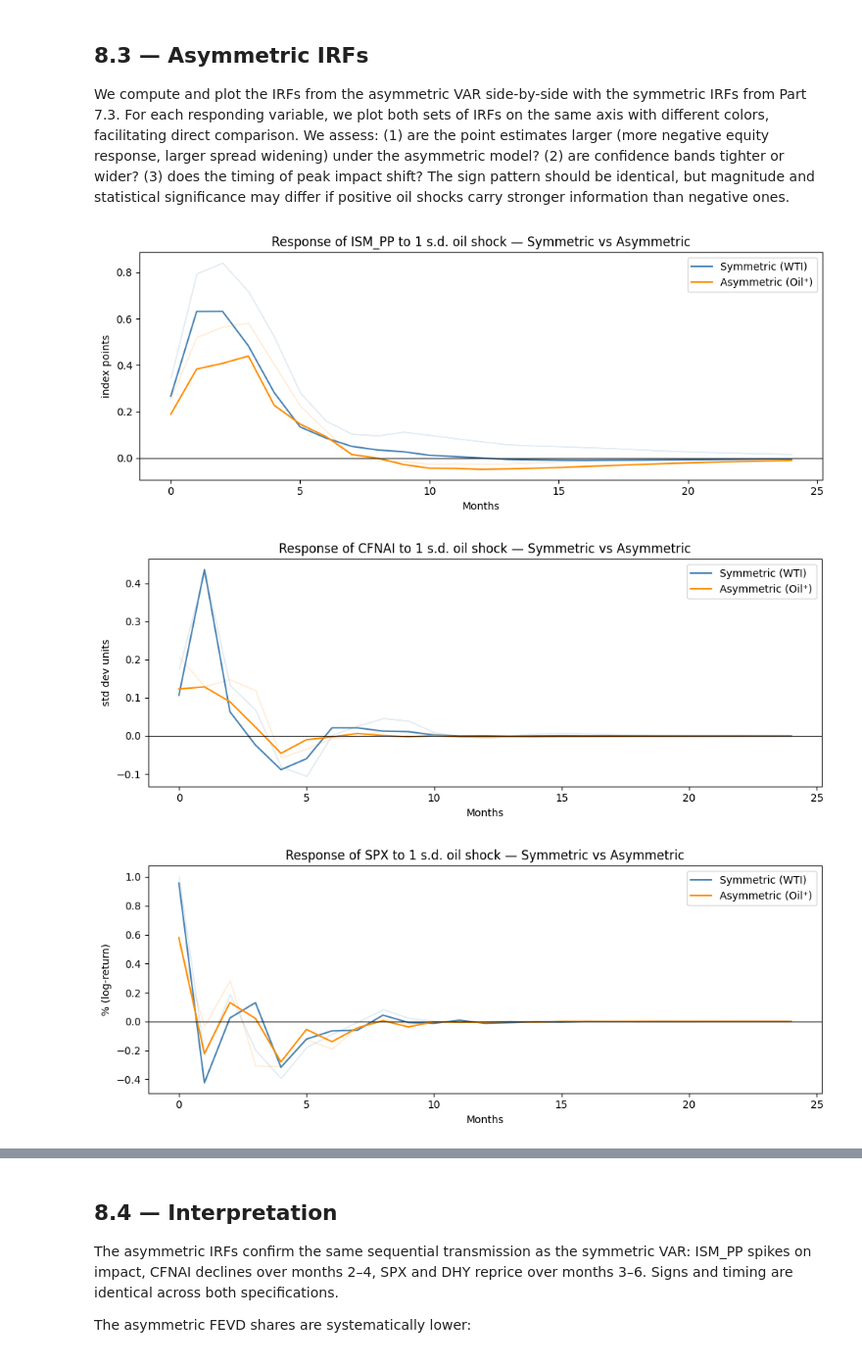
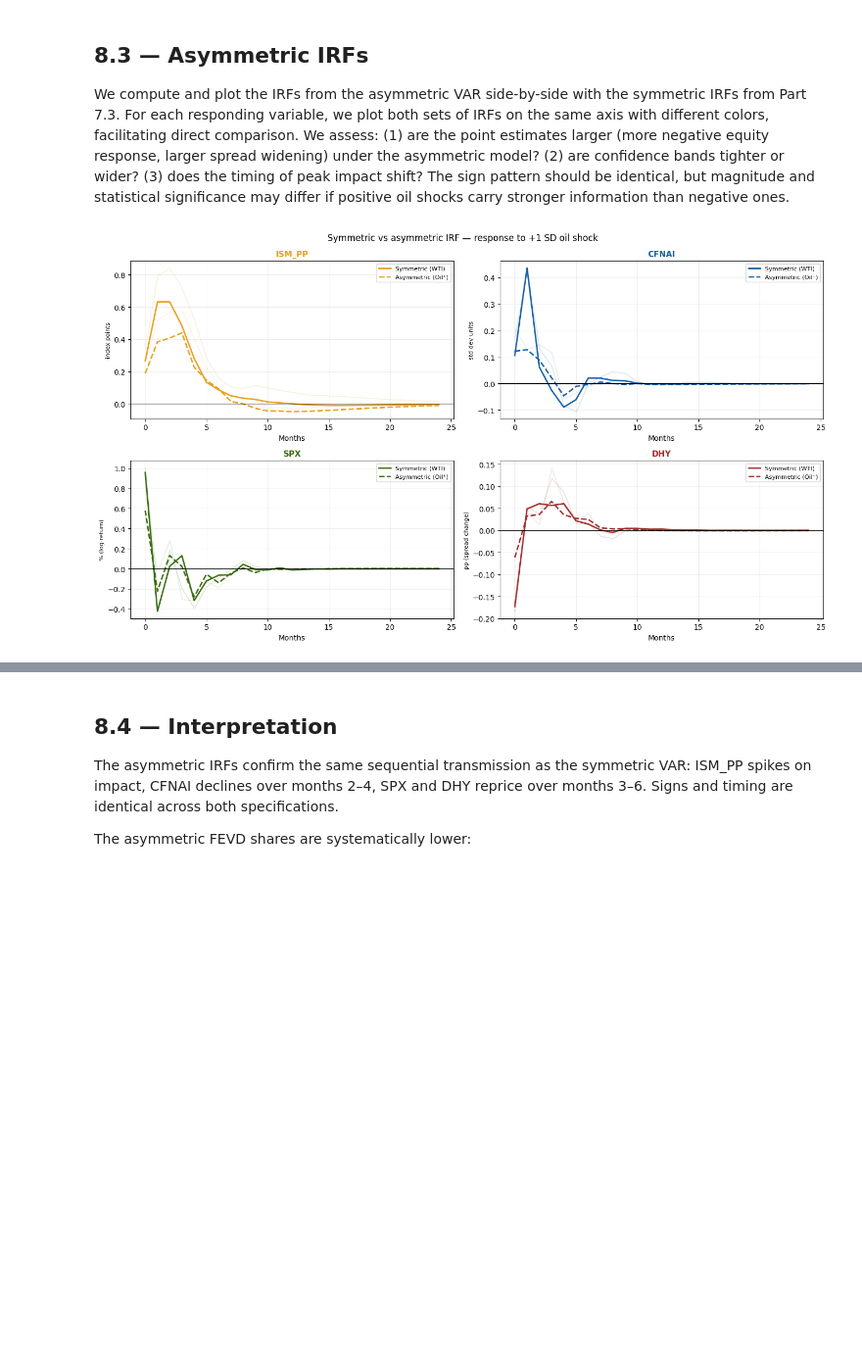
Before and after one commit to Altankaragulle/EMIF_Project_Oil, a Jupyter notebook: EMIF_Oil_Shock_Project.ipynb, the cells around one changed output, grey strips where cells are left out. Shown at 98% size. Drawn from its saved outputs; the diff is of its cells as text; code cells hidden in the pictures; blank space fills up the shorter version.

```diff
--- a/EMIF_Oil_Shock_Project.ipynb
+++ b/EMIF_Oil_Shock_Project.ipynb
@@ -38,6 +38,14 @@ import warnings
 warnings.filterwarnings("ignore")
 pd.set_option("display.float_format", lambda x: f"{x:.4f}")
 plt.rcParams["figure.figsize"] = (12, 5)
+
+VAR_COLORS = {
+    "WTI":    "#2C2C2A",   # dark gray  — oil shock
+    "ISM_PP": "#E8A020",   # amber      — Stage 1 cost pressure
+    "CFNAI":  "#185FA5",   # blue       — Stage 2 real activity
+    "SPX":    "#3B6D11",   # green      — Stage 3a equities
+    "DHY":    "#A32D2D",   # red        — Stage 3b credit
+}
 # %% [markdown]
 ---
 
@@ -998,7 +970,7 @@ print()
 # ACF of residuals
 fig, ax = plt.subplots(figsize=(10, 4))
 plot_acf(resid, lags=24, ax=ax, zero=False)
-ax.set_title(f"ACF of ARMA({p_star},{q_star}) residuals — WTI monthly returns")
+ax.set_title(f"ACF of ARMA({p_star},{q_star}) residuals (AIC)")
 plt.tight_layout()
 plt.show()
 # %% [output]
@@ -1569,44 +1518,46 @@ We compute and plot the IRFs from the asymmetric VAR side-by-side with the symme
 # %%
 irf_asym = var_asym_results.irf(24)
 lo_asym, hi_asym = irf_asym.errband_mc(orth=True, repl=500, signif=0.05, seed=42)
 
 asym_vars = var_asym.columns.tolist()
 impulse_asym = asym_vars.index("WTI")
 
 # Derive horizons from actual IRF lengths
 horizons_sym  = np.arange(irf.orth_irfs.shape[0])
 horizons_asym = np.arange(irf_asym.orth_irfs.shape[0])
 
 response_vars = ["ISM_PP", "CFNAI", "SPX", "DHY"]
 units = {
     "ISM_PP": "index points",
     "CFNAI":  "std dev units",
     "SPX":    "% (log-return)",
     "DHY":    "pp (spread change)"
 }
 
-for response_name in response_vars:
-    resp_sym = irf.orth_irfs[:, variables.index(response_name), variables.index("WTI")]
-    lo_sym   = lower_band[:, variables.index(response_name), variables.index("WTI")]
-    hi_sym   = upper_band[:, variables.index(response_name), variables.index("WTI")]
+fig, axes = plt.subplots(2, 2, figsize=(14, 8))
+fig.suptitle("Symmetric vs asymmetric IRF — response to +1 SD oil shock", fontsize=12)
 
-    resp_a = irf_asym.orth_irfs[:, asym_vars.index(response_name), impulse_asym]
-    lo_a   = lo_asym[:, asym_vars.index(response_name), impulse_asym]
-    hi_a   = hi_asym[:, asym_vars.index(response_name), impulse_asym]
+for ax, var in zip(axes.flatten(), ["ISM_PP", "CFNAI", "SPX", "DHY"]):
+    color = VAR_COLORS[var]
+    resp_sym = irf.orth_irfs[:, variables.index(var), variables.index("WTI")]
+    lo_sym   = lower_band[:, variables.index(var), variables.index("WTI")]
+    hi_sym   = upper_band[:, variables.index(var), variables.index("WTI")]
+    resp_a   = irf_asym.orth_irfs[:, asym_vars.index(var), impulse_asym]
+    lo_a     = lo_asym[:, asym_vars.index(var), impulse_asym]
+    hi_a     = hi_asym[:, asym_vars.index(var), impulse_asym]
 
-    fig, ax = plt.subplots(figsize=(10, 4))
-    ax.plot(horizons_sym, resp_sym, color="steelblue", label="Symmetric (WTI)")
-    ax.fill_between(horizons_sym, lo_sym, hi_sym, alpha=0.15, color="steelblue")
-    ax.plot(horizons_asym, resp_a, color="darkorange", label="Asymmetric (Oil⁺)")
-    ax.fill_between(horizons_asym, lo_a, hi_a, alpha=0.15, color="darkorange")
-    ax.axhline(0, color="black", linewidth=0.8)
-    ax.set_title(f"Response of {response_name} to 1 s.d. oil shock — Symmetric vs Asymmetric")
+    ax.plot(horizons_sym,  resp_sym, color=color, lw=2,   label="Symmetric (WTI)")
+    ax.fill_between(horizons_sym,  lo_sym, hi_sym, alpha=0.15, color=color)
+    ax.plot(horizons_asym, resp_a,   color=color, lw=2, ls="--", label="Asymmetric (Oil⁺)")
+    ax.fill_between(horizons_asym, lo_a,   hi_a,   alpha=0.10, color=color)
+    ax.axhline(0, color="black", lw=0.8)
+    ax.set_title(var, fontsize=11, fontweight="bold", color=color)
     ax.set_xlabel("Months")
-    ax.set_ylabel(units[response_name])
-    ax.legend()
-    plt.tight_layout()
-    plt.show()
+    ax.set_ylabel(units[var], fontsize=8)
+    ax.legend(fontsize=8)
+    ax.grid(True, alpha=0.2)
+
+plt.tight_layout()
+plt.show()
 # %% [output]
-[figure, old version]
+[figure, new version]
-[figure, removed]
-[figure, removed]
```
Also changed, not shown: parts of 52 cells of this notebook, 4 other files.
